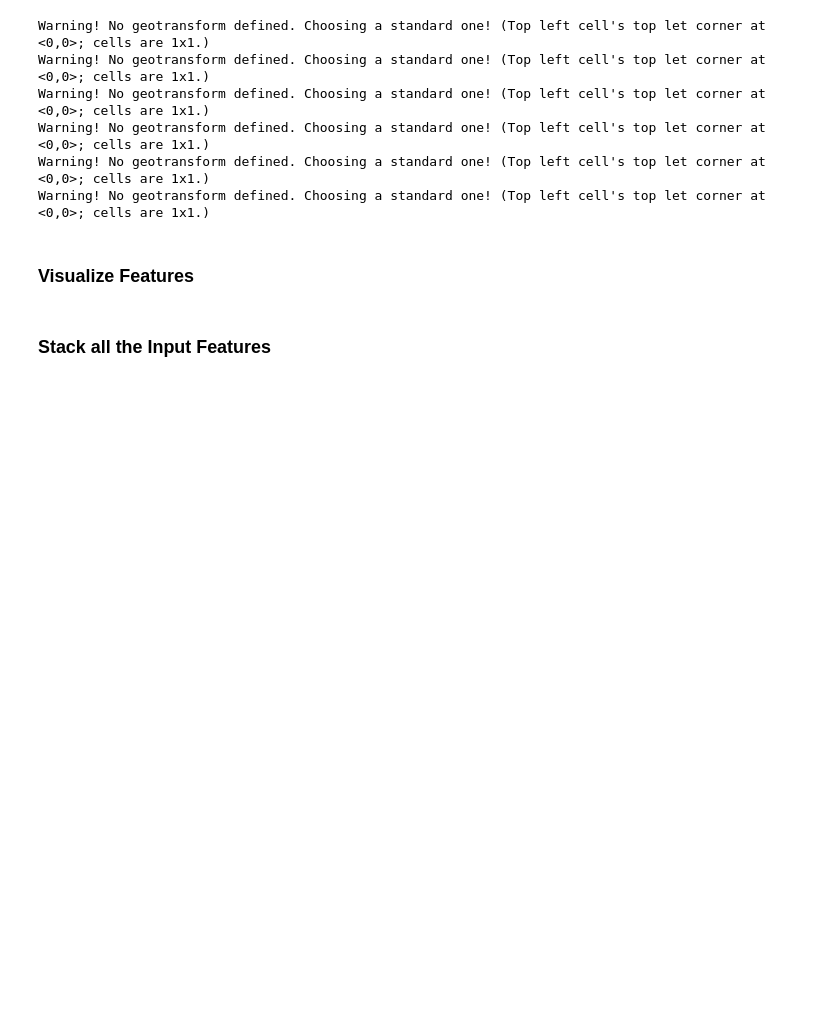
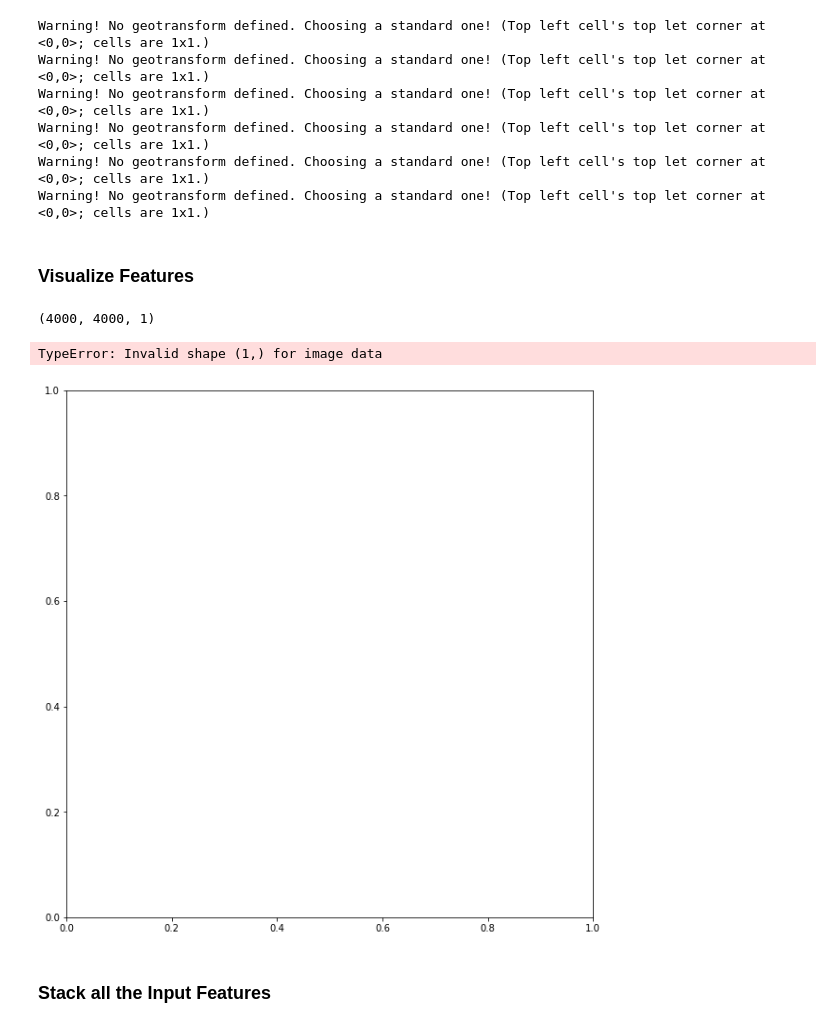
Before and after one commit to geohackweek/ghw2019_deepstac, a Jupyter notebook: notebooks/jag/01b_data_loader_netcdf.ipynb, the cells around one changed output. Drawn from its saved outputs; the diff is of its cells as text; code cells hidden in the pictures; blank space fills up the shorter version.

```diff
--- a/notebooks/jag/01b_data_loader_netcdf.ipynb
+++ b/notebooks/jag/01b_data_loader_netcdf.ipynb
@@ -160,23 +160,30 @@ Warning! No geotransform defined. Choosing a standard one! (Top left cell's top
 Warning! No geotransform defined. Choosing a standard one! (Top left cell's top let corner at <0,0>; cells are 1x1.)
 # %% [markdown]
 ### Visualize Features
+# %%
+datos[feat_to_viz][10000:14000, 10000:14000].shape
+# %% [output]
+(4000, 4000, 1)
 # %%
 feat_to_viz = 'aspect'
 
 plt.figure(figsize=(10,15))
 ax = plt.subplot(1,1,1)
 im = plt.imshow(
-    np.flipud(datos[feat_to_viz]),
+    np.flipud(datos[feat_to_viz][10000,14000]),
     origin='lower',
     cmap='jet'
 #     vmin=0, vmax=360
 )
 # create an axes on the right side of ax. The width of cax will be 5%
 # of ax and the padding between cax and ax will be fixed at 0.05 inch.
 divider = make_axes_locatable(ax)
 cax = divider.append_axes("right", size="5%", pad=0.05)
 
 plt.colorbar(im, cax=cax)
+# %% [output]
+TypeError: Invalid shape (1,) for image data
+[figure, added]
 # %% [markdown]
 ### Stack all the Input Features
 # %%
```
Also changed, not shown: parts of 6 cells of this notebook, 3 other files.
